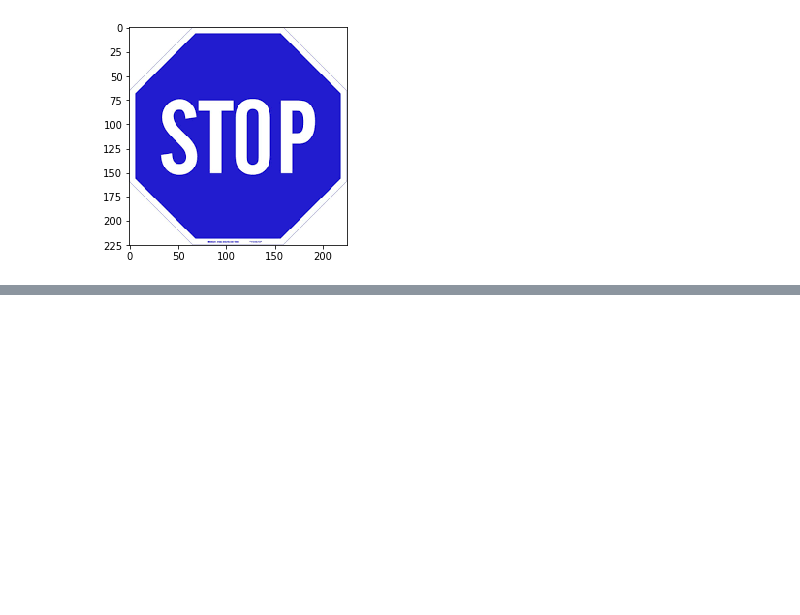
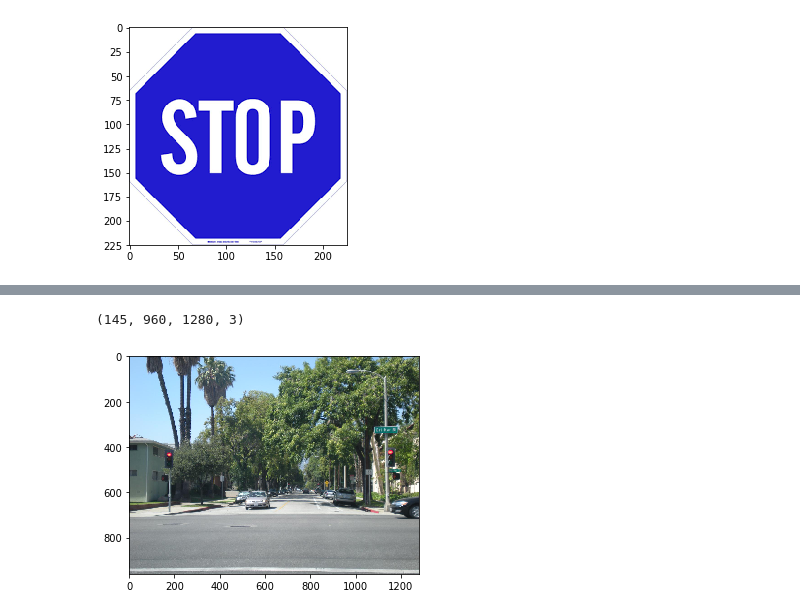
Before and after one commit to IanChar/AI4All, a Jupyter notebook: notebook1.ipynb, the cells around one changed output, grey strips where cells are left out. Saved outputs shown, nothing was run; the diff lists cells and outputs as text; code cells hidden in the pictures; blank space fills up the shorter version.

```diff
--- a/notebook1.ipynb
+++ b/notebook1.ipynb
@@ -170,0 +262,15 @@ f =
+# %%
+dataset_path = './notebook1_images/tf_dataset/'
+image_list = []
+for filename in glob.glob(dataset_path + '*.jpg'):
+    im=Image.open(filename).convert('RGB')
+    image_list.append(np.array(im).astype(np.uint8))
+
+example_image = image_list[0]
+num_images = len(image_list)
+height, width, num_channels = example_image.shape
+print(num_images, height, width, num_channels)
+show_image(example_image)
+# %% [output]
+(145, 960, 1280, 3)
+[figure, added]
```
Also changed, not shown: parts of 8 cells of this notebook.
